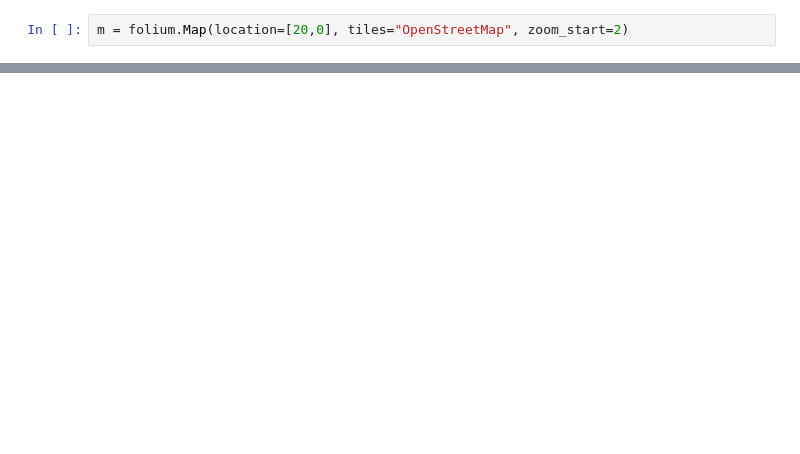
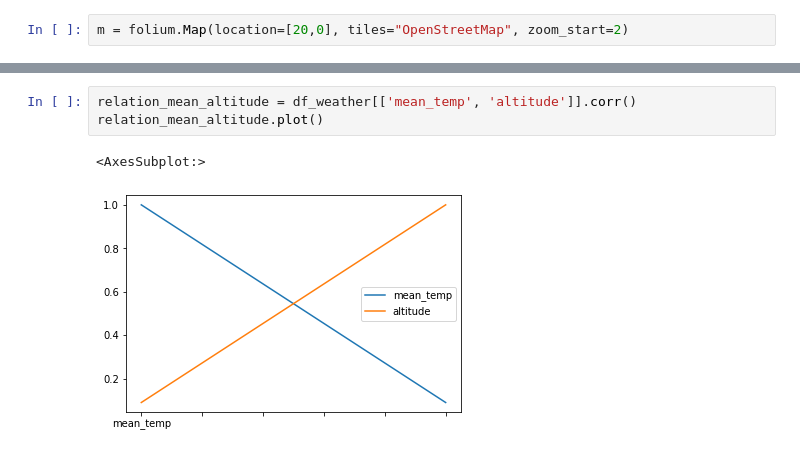
Before and after one commit to arindam31/CityWeatherAnalytics, a Jupyter notebook: Geo.ipynb, the cells around one changed output, grey strips where cells are left out. Drawn from its saved outputs; the diff is of its cells as text; blank space fills up the shorter version.

```diff
--- a/Geo.ipynb
+++ b/Geo.ipynb
@@ -42,0 +74,6 @@ m
+# %%
+relation_mean_altitude = df_weather[['mean_temp', 'altitude']].corr()
+relation_mean_altitude.plot()
+# %% [output]
+<AxesSubplot:>
+[figure, added]
```
Also changed, not shown: parts of 6 cells of this notebook, 3 other files.
